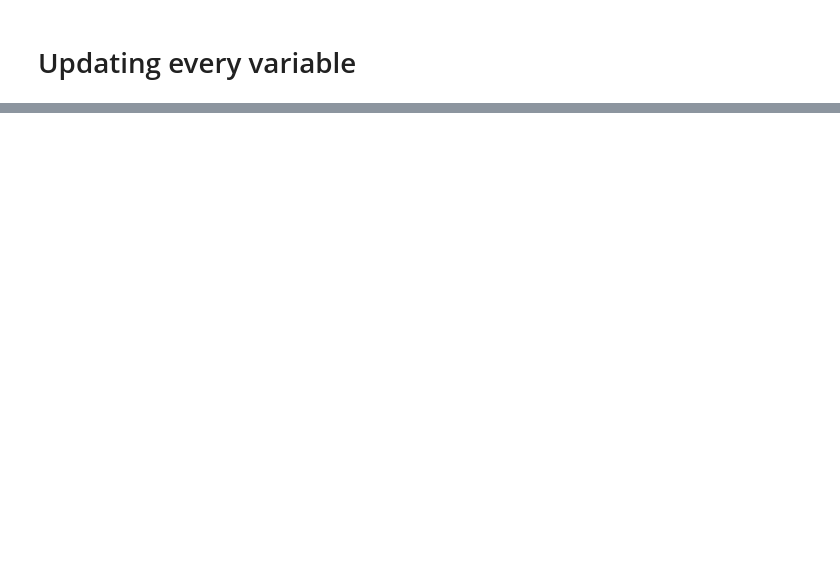
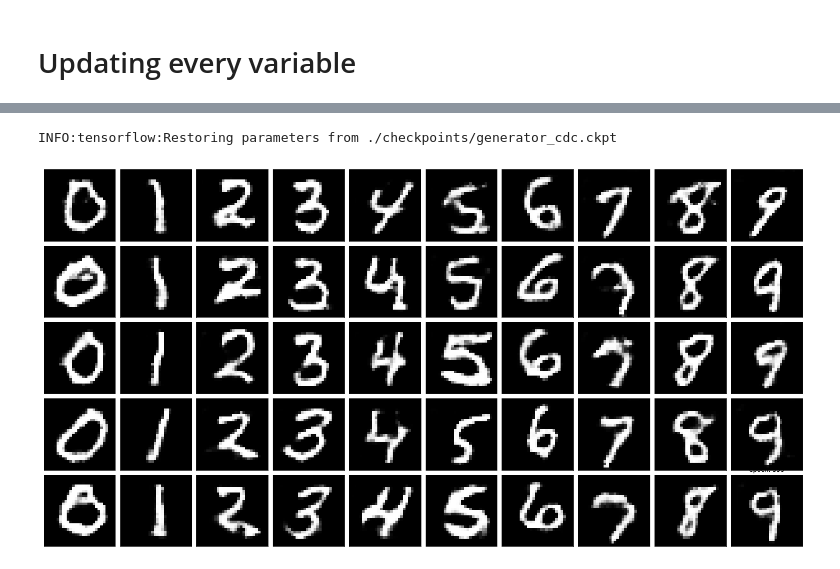
Before and after one commit to afcarl/deep-learning-practice, a Jupyter notebook: gan/cDCGAN.ipynb, the cells around one changed output, grey strips where cells are left out. Cells and saved outputs as stored; diff of their text form; code cells hidden in the pictures; blank space fills up the shorter version.

```diff
--- a/gan/cDCGAN.ipynb
+++ b/gan/cDCGAN.ipynb
@@ -316,23 +349,35 @@ plt.show()
 # %%
 saver = tf.train.Saver()
 
 with tf.Session() as sess:
     # restore saved model
-    saver.restore(sess, './checkpoints/generator.ckpt')
+    saver.restore(sess, './checkpoints/generator_cdc.ckpt')
 
     # generate 50 samples
     sample_z = np.random.uniform(-1, 1, size=(50, z_size))
-    g_logits, g_imgs = sess.run(generator(z, z_size, reuse=True), feed_dict={z: sample_z})
+    sample_y = []
+    for ii in range(5):
+        for jj in range(10):
+            y_onehot = np.zeros(shape=(10))
+            y_onehot[jj] = 1
+            sample_y.append(y_onehot)
+
+    g_logits, g_imgs = sess.run(generator(z, y_label, z_size, is_train, reuse=True),
+                                feed_dict={z: sample_z, y_label: sample_y, is_train: False, gamma:0})
+#     g_logits, g_imgs = sess.run(generator(z, z_size, reuse=True), feed_dict={z: sample_z})
 
     # plot fake images
     fig, axes = plt.subplots(5, 10, figsize=(20, 10))
     index = 0
     for row in axes:
         for ax in row:
             ax.imshow(g_imgs[index][:, :, 0], cmap='Greys_r')
             ax.get_xaxis().set_visible(False)
             ax.get_yaxis().set_visible(False)
             index += 1
     fig.tight_layout(pad=0.2)
     plt.title("epoch: {0}".format(e))
     plt.show()
+# %% [output]
+INFO:tensorflow:Restoring parameters from ./checkpoints/generator_cdc.ckpt
+[figure, added]
```
Also changed, not shown: parts of 5 cells of this notebook.
